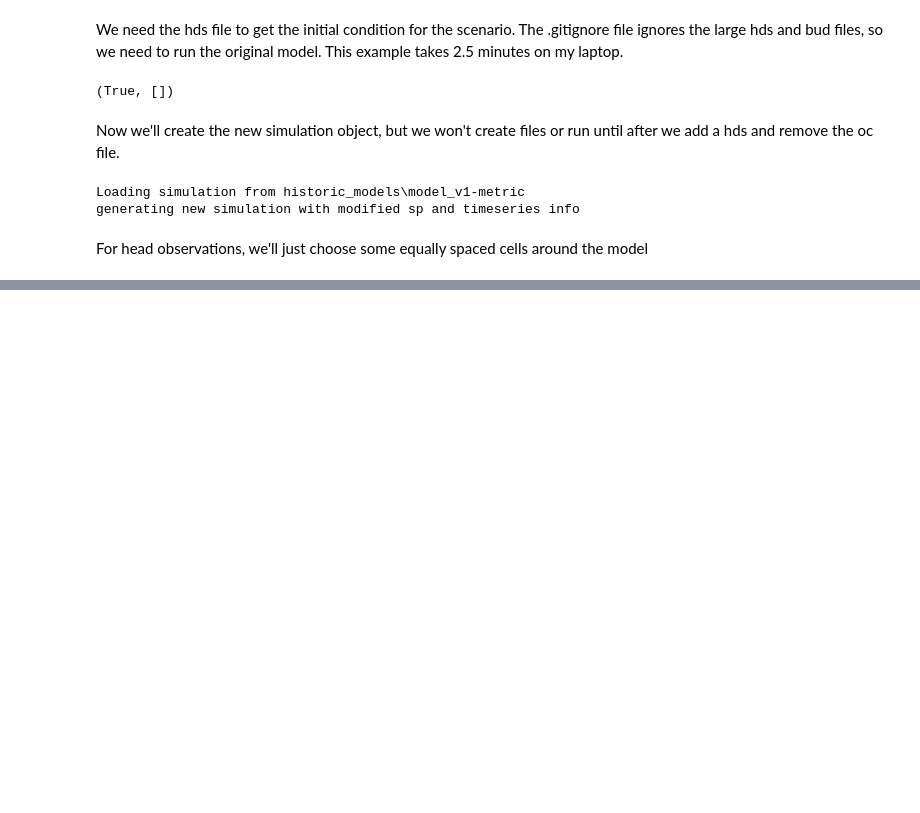
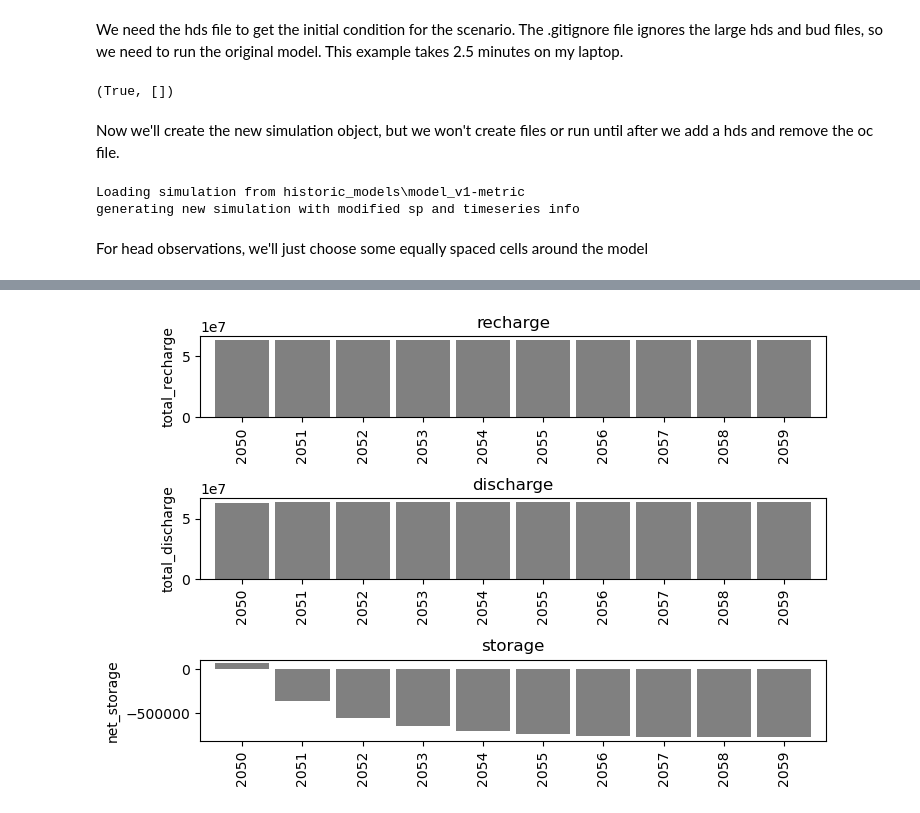
Before and after one commit to shundt/mfmodify, a Jupyter notebook: examples/example-scenario_ensemble.ipynb, the cells around one changed output, grey strips where cells are left out. Drawn from its saved outputs; the diff is of its cells as text; code cells hidden in the pictures; blank space fills up the shorter version.

```diff
--- a/examples/example-scenario_ensemble.ipynb
+++ b/examples/example-scenario_ensemble.ipynb
@@ -111,0 +264,6 @@ obs_cells = get_spaced_cells(cells_df, 6)
+# %%
+# load and plot annual summary
+ann_scen_avg =annual_summary_from_gwf(gwf_scenavg)
+fig = plot_ann_summary_bars(ann_scen_avg, figsize=(7.5, 5))
+# %% [output]
+[figure, added]
```
Also changed, not shown: parts of 25 cells of this notebook, 3 other files.
